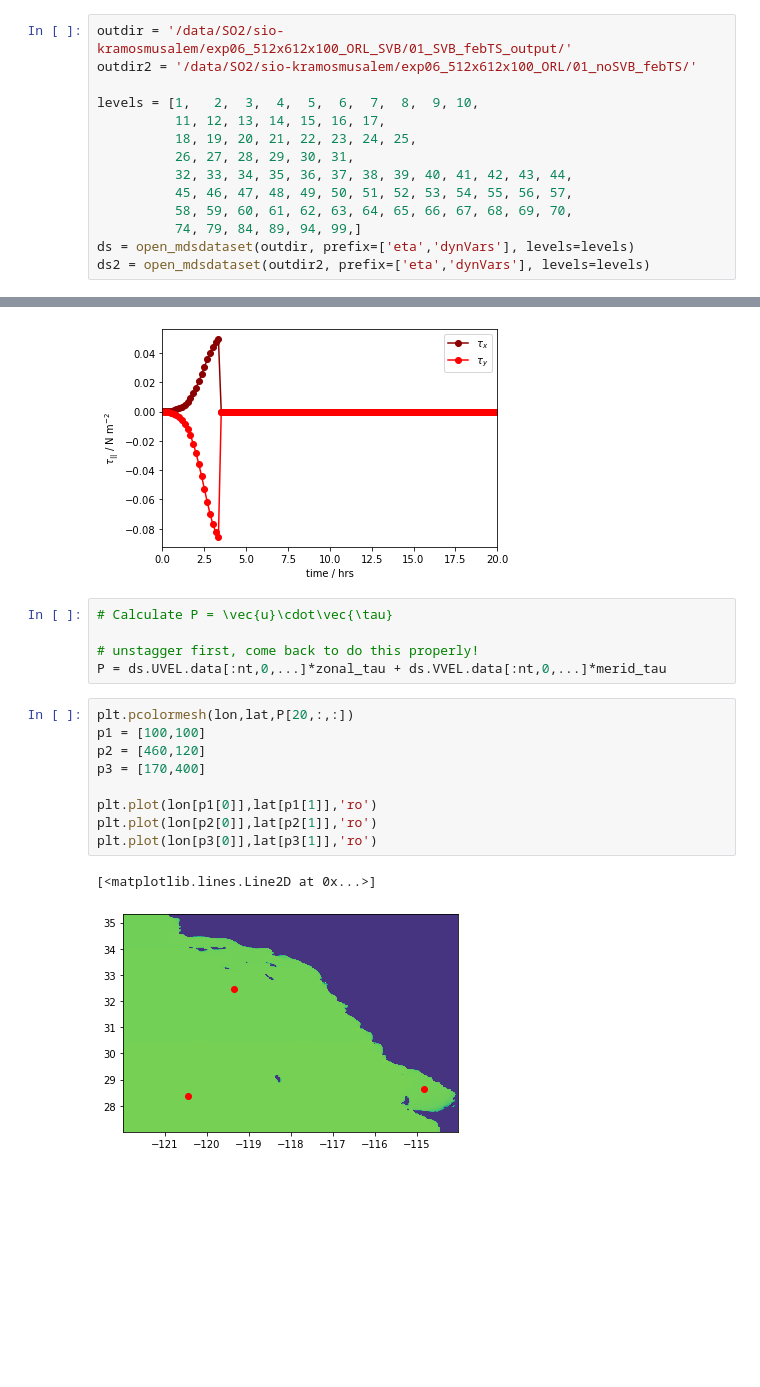
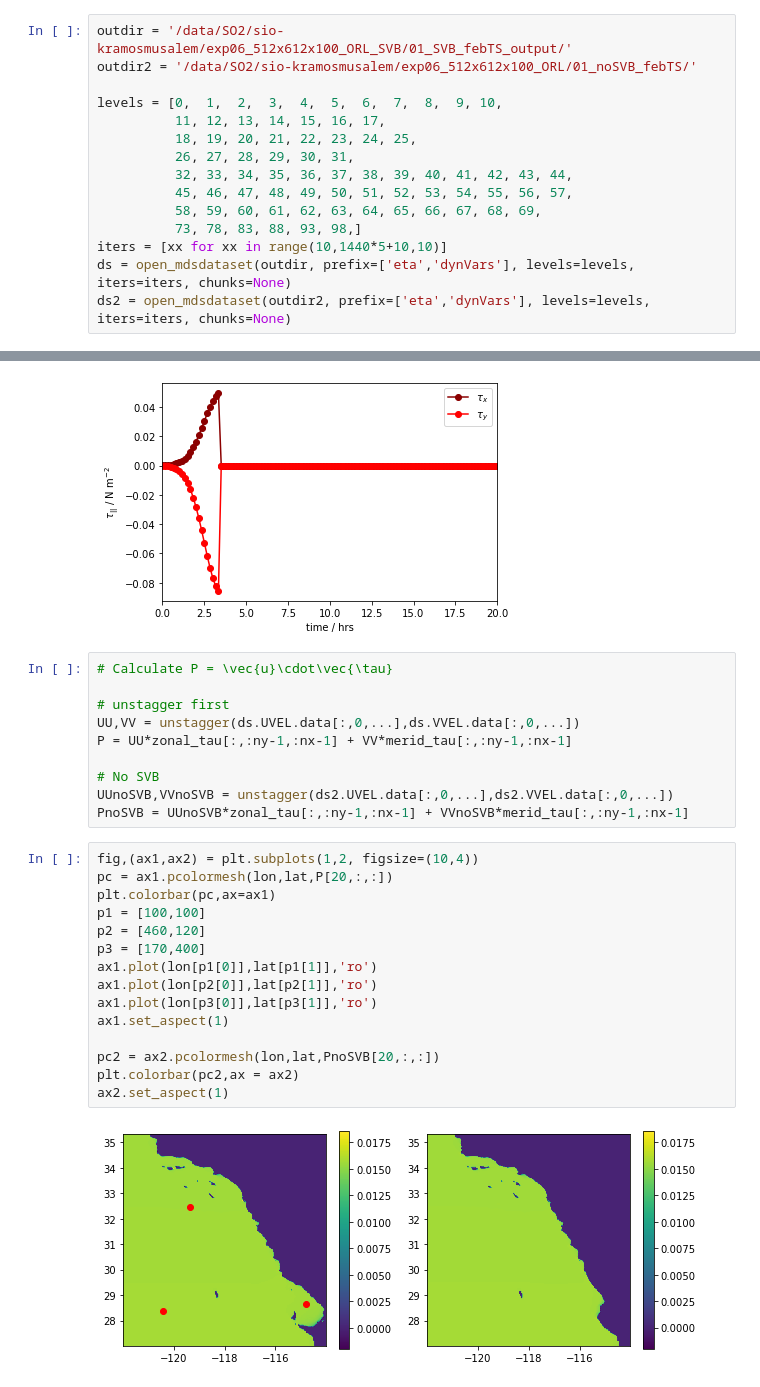
Before and after one commit to anakarinarm/notebooks_SVB, a Jupyter notebook: MITgcm/domain5/wind_and_kinetic_energy.ipynb, the cells around one changed output, grey strips where cells are left out. Drawn from its saved outputs; the diff is of its cells as text; blank space fills up the shorter version.

Commit message:
added wind energy input calc and vwetical displacement figure

```diff
--- a/MITgcm/domain5/wind_and_kinetic_energy.ipynb
+++ b/MITgcm/domain5/wind_and_kinetic_energy.ipynb
@@ -12,16 +28,17 @@ from xmitgcm import open_mdsdataset
 outdir = '/data/SO2/sio-kramosmusalem/exp06_512x612x100_ORL_SVB/01_SVB_febTS_output/'
 outdir2 = '/data/SO2/sio-kramosmusalem/exp06_512x612x100_ORL/01_noSVB_febTS/'
 
-levels = [1,   2,  3,  4,  5,  6,  7,  8,  9, 10,
+levels = [0,  1,  2,  3,  4,  5,  6,  7,  8,  9, 10,
           11, 12, 13, 14, 15, 16, 17,
           18, 19, 20, 21, 22, 23, 24, 25,
           26, 27, 28, 29, 30, 31,
           32, 33, 34, 35, 36, 37, 38, 39, 40, 41, 42, 43, 44,
           45, 46, 47, 48, 49, 50, 51, 52, 53, 54, 55, 56, 57,
-          58, 59, 60, 61, 62, 63, 64, 65, 66, 67, 68, 69, 70,
-          74, 79, 84, 89, 94, 99,]
-ds = open_mdsdataset(outdir, prefix=['eta','dynVars'], levels=levels)
-ds2 = open_mdsdataset(outdir2, prefix=['eta','dynVars'], levels=levels)
+          58, 59, 60, 61, 62, 63, 64, 65, 66, 67, 68, 69,
+          73, 78, 83, 88, 93, 98,]
+iters = [xx for xx in range(10,1440*5+10,10)]
+ds = open_mdsdataset(outdir, prefix=['eta','dynVars'], levels=levels, iters=iters, chunks=None)
+ds2 = open_mdsdataset(outdir2, prefix=['eta','dynVars'], levels=levels, iters=iters, chunks=None)
 # %%
 nx = 512
 ny = 612
@@ -123,20 +137,30 @@ plt.xlim(0,20)
 # %% [output]
 (0.0, 20.0)
 [figure]
-# %%
-# Calculate P = \vec{u}\cdot\vec{\tau}
-
-# unstagger first, come back to do this properly!
-P = ds.UVEL.data[:nt,0,...]*zonal_tau + ds.VVEL.data[:nt,0,...]*merid_tau
+# %%
+# Calculate P = \vec{u}\cdot\vec{\tau}
+
+# unstagger first
+UU,VV = unstagger(ds.UVEL.data[:,0,...],ds.VVEL.data[:,0,...])
+P = UU*zonal_tau[:,:ny-1,:nx-1] + VV*merid_tau[:,:ny-1,:nx-1]
+
+# No SVB
+UUnoSVB,VVnoSVB = unstagger(ds2.UVEL.data[:,0,...],ds2.VVEL.data[:,0,...])
+PnoSVB = UUnoSVB*zonal_tau[:,:ny-1,:nx-1] + VVnoSVB*merid_tau[:,:ny-1,:nx-1]
 # %%
-plt.pcolormesh(lon,lat,P[20,:,:])
+fig,(ax1,ax2) = plt.subplots(1,2, figsize=(10,4))
+pc = ax1.pcolormesh(lon,lat,P[20,:,:])
+plt.colorbar(pc,ax=ax1)
 p1 = [100,100]
 p2 = [460,120]
 p3 = [170,400]
+ax1.plot(lon[p1[0]],lat[p1[1]],'ro')
+ax1.plot(lon[p2[0]],lat[p2[1]],'ro')
+ax1.plot(lon[p3[0]],lat[p3[1]],'ro')
+ax1.set_aspect(1)
 
-plt.plot(lon[p1[0]],lat[p1[1]],'ro')
-plt.plot(lon[p2[0]],lat[p2[1]],'ro')
-plt.plot(lon[p3[0]],lat[p3[1]],'ro')
+pc2 = ax2.pcolormesh(lon,lat,PnoSVB[20,:,:])
+plt.colorbar(pc2,ax = ax2)
+ax2.set_aspect(1)
 # %% [output]
-[<matplotlib.lines.Line2D at 0x...>]
-[figure, old version]
+[figure, new version]
```
Also changed, not shown: parts of 23 cells of this notebook, 1 other file.
